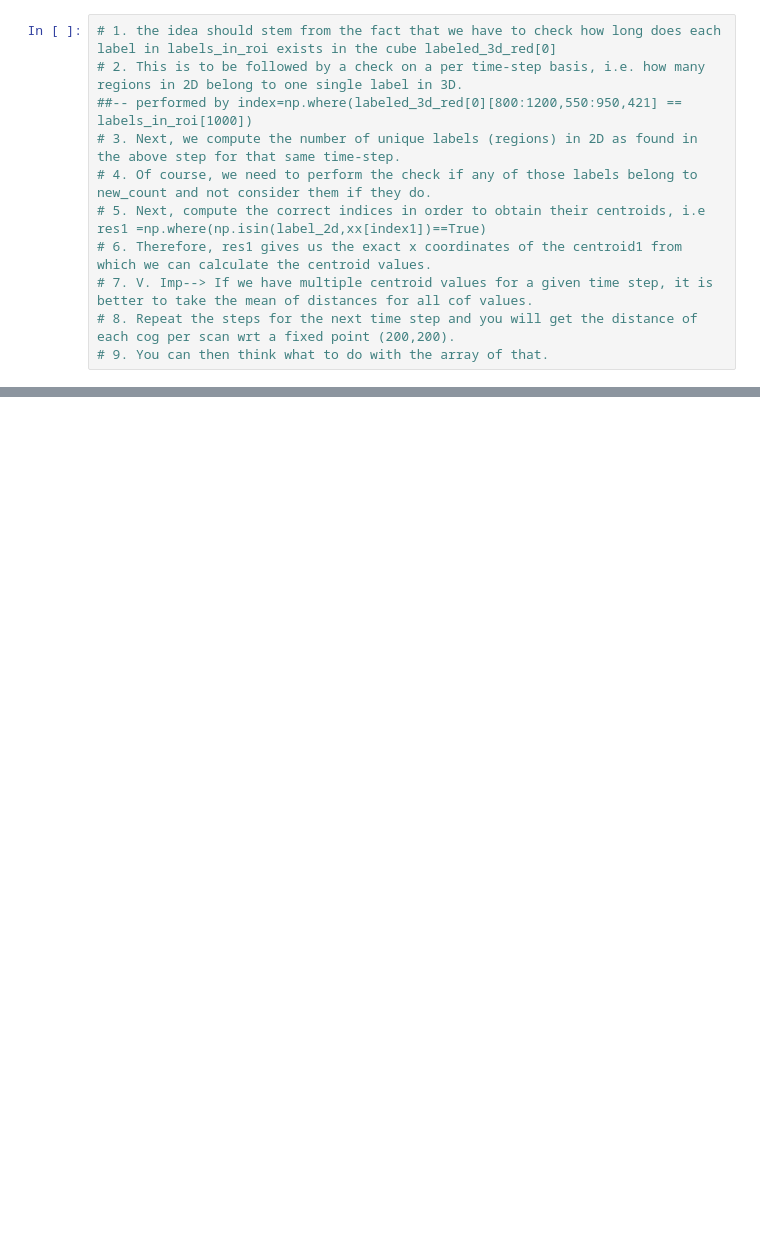
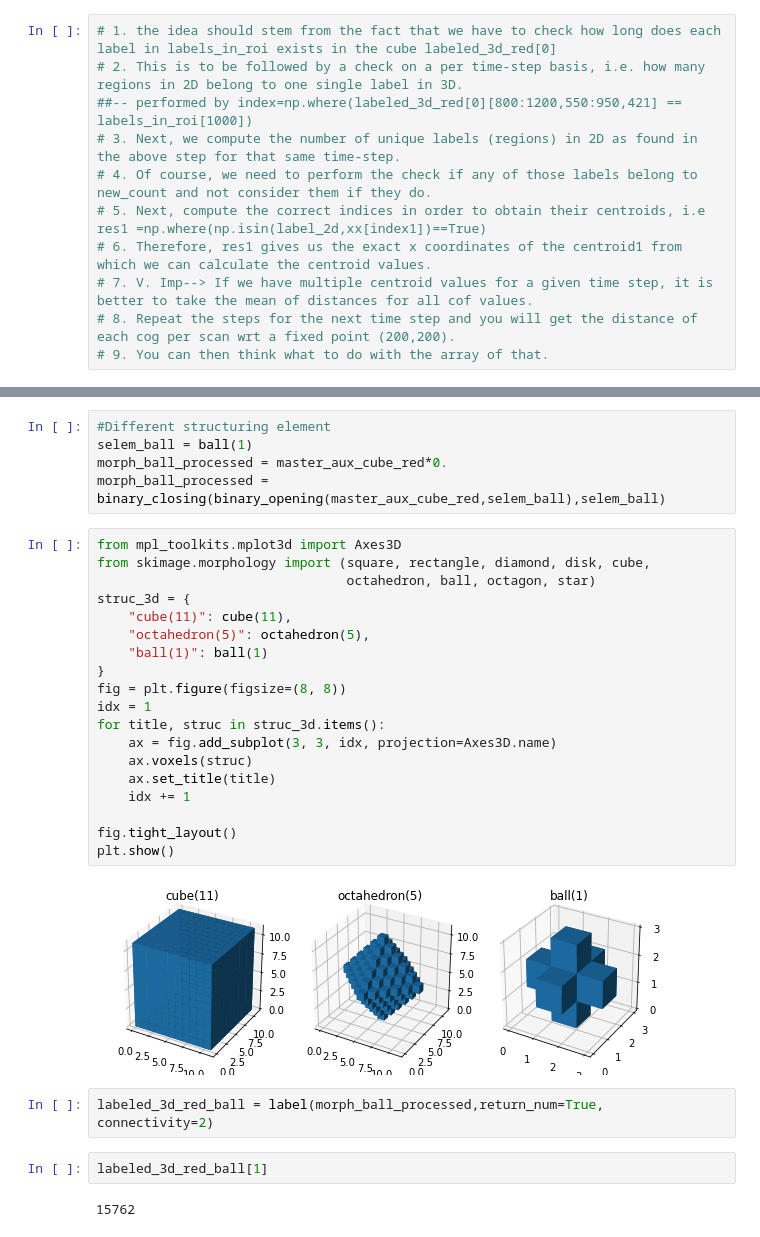
Before and after one commit to souvikita/Statistical-analysis-of-spicules, a Jupyter notebook: Notebooks/Direction_spicules.ipynb, the cells around one changed output, grey strips where cells are left out. Cells and saved outputs as stored; diff of their text form; blank space fills up the shorter version.

```diff
--- a/Notebooks/Direction_spicules.ipynb
+++ b/Notebooks/Direction_spicules.ipynb
@@ -295,0 +240,32 @@ fig1.colorbar(mpl.cm.ScalarMappable(norm=norm, cmap=cmap),
+# %%
+#Different structuring element
+selem_ball = ball(1)
+morph_ball_processed = master_aux_cube_red*0.
+morph_ball_processed = binary_closing(binary_opening(master_aux_cube_red,selem_ball),selem_ball)
+# %%
+from mpl_toolkits.mplot3d import Axes3D
+from skimage.morphology import (square, rectangle, diamond, disk, cube,
+                                octahedron, ball, octagon, star)
+struc_3d = {
+    "cube(11)": cube(11),
+    "octahedron(5)": octahedron(5),
+    "ball(1)": ball(1)
+}
+fig = plt.figure(figsize=(8, 8))
+idx = 1
+for title, struc in struc_3d.items():
+    ax = fig.add_subplot(3, 3, idx, projection=Axes3D.name)
+    ax.voxels(struc)
+    ax.set_title(title)
+    idx += 1
+
+fig.tight_layout()
+plt.show()
+# %% [output]
+[figure, added]
+# %%
+labeled_3d_red_ball = label(morph_ball_processed,return_num=True, connectivity=2)
+# %%
+labeled_3d_red_ball[1]
+# %% [output]
+15762
```
Also changed, not shown: parts of 36 cells of this notebook.
